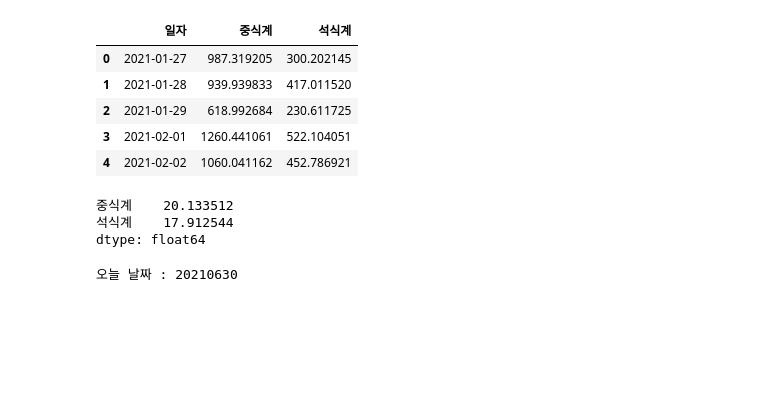
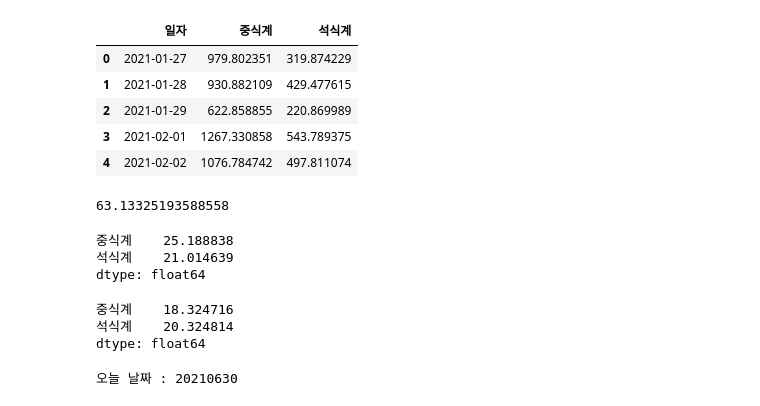
Before and after one commit to ICJH-DACON/Water, a Jupyter notebook: bestdata_ensemble.ipynb, the cells around one changed output. Drawn from its saved outputs; the diff is of its cells as text; code cells hidden in the pictures; blank space fills up the shorter version.

```diff
--- a/bestdata_ensemble.ipynb
+++ b/bestdata_ensemble.ipynb
@@ -3,25 +5,37 @@ import pandas as pd
 # %%
 submission = pd.read_csv('../data/sample_submission.csv')
 
-best_data1 = pd.read_csv('../submission/20210628_pycaret_ADD_FEATURE.csv')
-best_data2 = pd.read_csv('../submission/20210630_lgbm_autoML.csv')
+best_data1 = pd.read_csv('../submission/20210715_xgb_autoML.csv')
+best_data2 = pd.read_csv('../submission/20210716_cat_autoML.csv')
+
+best_data3= pd.read_csv('../submission/20210715_lgbm_autoML.csv')
 # %%
-submission.iloc[:,1:] = (best_data1.iloc[:,1:] + best_data2.iloc[:,1:])/2
+submission.iloc[:,1:] = (best_data1.iloc[:,1:]*0.4 + best_data2.iloc[:,1:]*0.6)
 
 submission.head()
 # %% [output]
 |  | 일자 | 중식계 | 석식계 |
-| 0 | 2021-01-27 | 987.319205 | 300.202145 |
-| 1 | 2021-01-28 | 939.939833 | 417.011520 |
-| 2 | 2021-01-29 | 618.992684 | 230.611725 |
-| 3 | 2021-02-01 | 1260.441061 | 522.104051 |
-| 4 | 2021-02-02 | 1060.041162 | 452.786921 |
+| 0 | 2021-01-27 | 979.802351 | 319.874229 |
+| 1 | 2021-01-28 | 930.882109 | 429.477615 |
+| 2 | 2021-01-29 | 622.858855 | 220.869989 |
+| 3 | 2021-02-01 | 1267.330858 | 543.789375 |
+| 4 | 2021-02-02 | 1076.784742 | 497.811074 |
+# %%
+(72.9*(3**(1/2)))/2
+# %% [output]
+63.13325193588558
 # %%
 abs(best_data1.iloc[:,1:] - best_data2.iloc[:,1:]).mean()
 # %% [output]
-중식계    20.133512
-석식계    17.912544
+중식계    25.188838
+석식계    21.014639
 dtype: float64
+# %%
+abs(best_data3.iloc[:,1:] - submission.iloc[:,1:]).mean()
+# %% [output]
+중식계    18.324716
+석식계    20.324814
+dtype: float64
 # %%
 import datetime
 today = str(datetime.datetime.now().date()).replace("-","")
```
Also changed, not shown: parts of 1 cell of this notebook, 19 other files.
